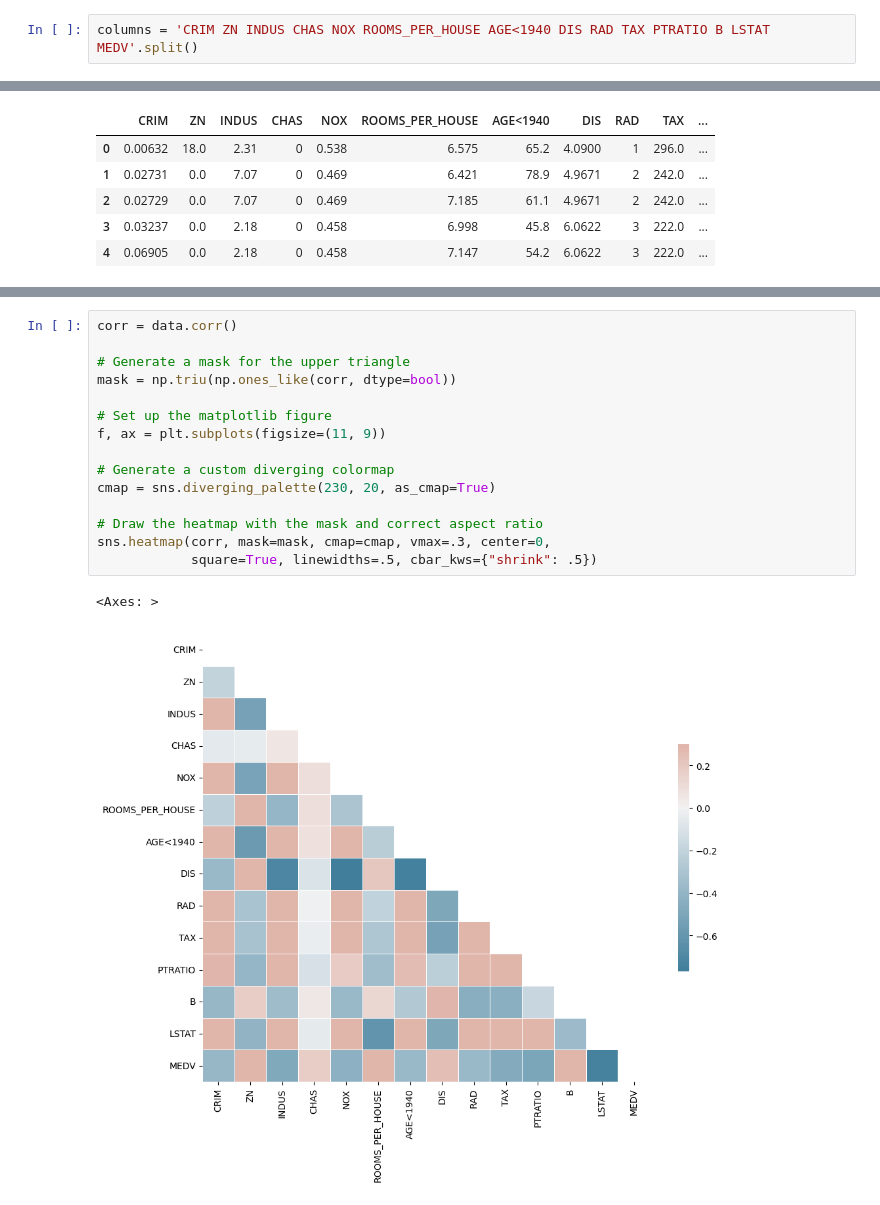
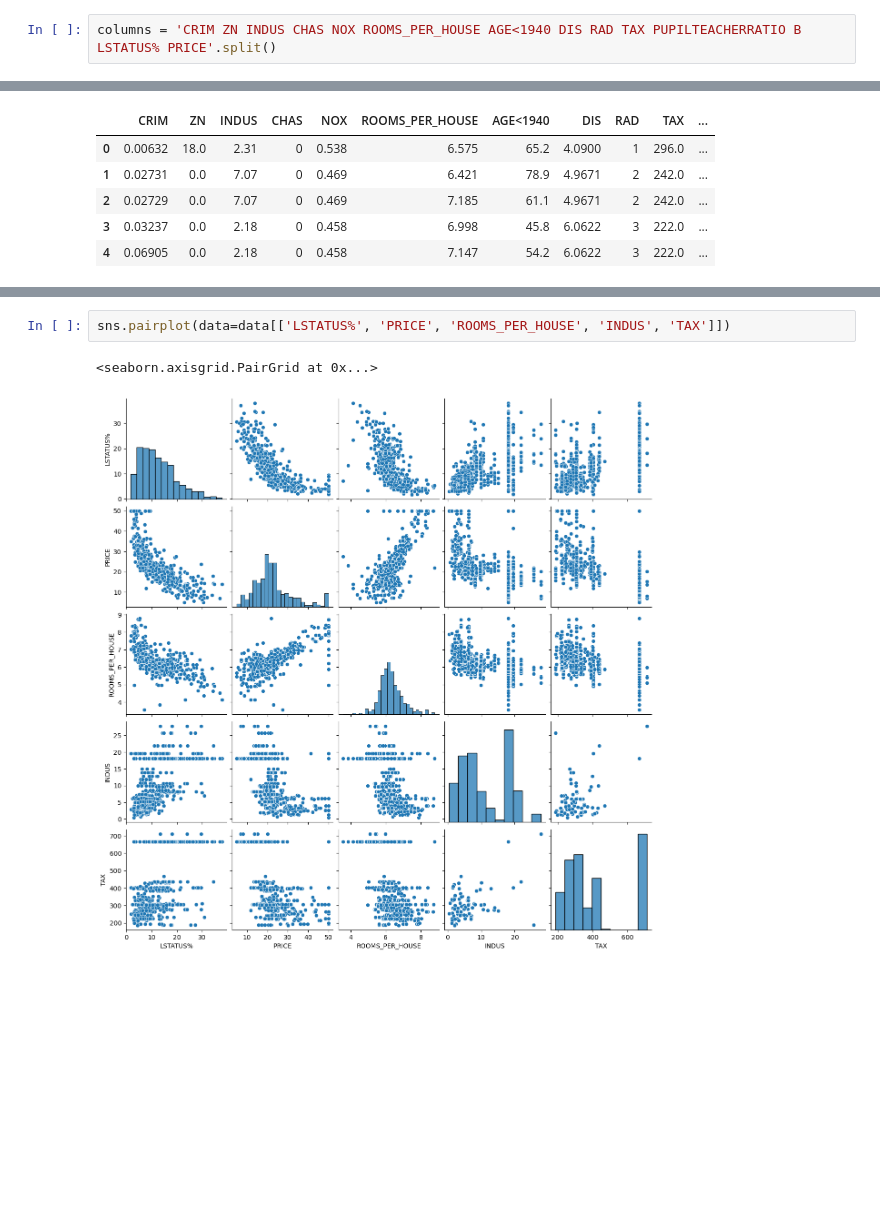
Before and after one commit to umais2005/MachineLearning, a Jupyter notebook: ML Project 1.ipynb, the cells around one changed output, grey strips where cells are left out. Saved outputs shown, nothing was run; the diff lists cells and outputs as text; blank space fills up the shorter version.

```diff
--- a/ML Project 1.ipynb
+++ b/ML Project 1.ipynb
@@ -26,7 +26,7 @@ imported = pd.read_csv('housing_bos.csv',header=None, delimiter=r'\s+')
 # %%
 data = imported.copy()
 # %%
-columns = 'CRIM ZN INDUS CHAS NOX ROOMS_PER_HOUSE AGE<1940 DIS RAD TAX PTRATIO B LSTAT MEDV'.split()
+columns = 'CRIM ZN INDUS CHAS NOX ROOMS_PER_HOUSE AGE<1940 DIS RAD TAX PUPILTEACHERRATIO B LSTATUS% PRICE'.split()
 # %%
 data.columns = columns
 data.head()
@@ -57,18 +57,5 @@ array([[<Axes: title={'center': 'CRIM'}>, <Axes: title={'center': 'ZN'}>,
-# %%
-corr = data.corr()
-
-# Generate a mask for the upper triangle
-mask = np.triu(np.ones_like(corr, dtype=bool))
-
-# Set up the matplotlib figure
-f, ax = plt.subplots(figsize=(11, 9))
-
-# Generate a custom diverging colormap
-cmap = sns.diverging_palette(230, 20, as_cmap=True)
-
-# Draw the heatmap with the mask and correct aspect ratio
-sns.heatmap(corr, mask=mask, cmap=cmap, vmax=.3, center=0,
-            square=True, linewidths=.5, cbar_kws={"shrink": .5})
-# %% [output]
-<Axes: >
-[figure, removed]
+# %%
+sns.pairplot(data=data[['LSTATUS%', 'PRICE', 'ROOMS_PER_HOUSE', 'INDUS', 'TAX']])
+# %% [output]
+<seaborn.axisgrid.PairGrid at 0x...>
+[figure, added]
```
Also changed, not shown: parts of 6 cells of this notebook.
